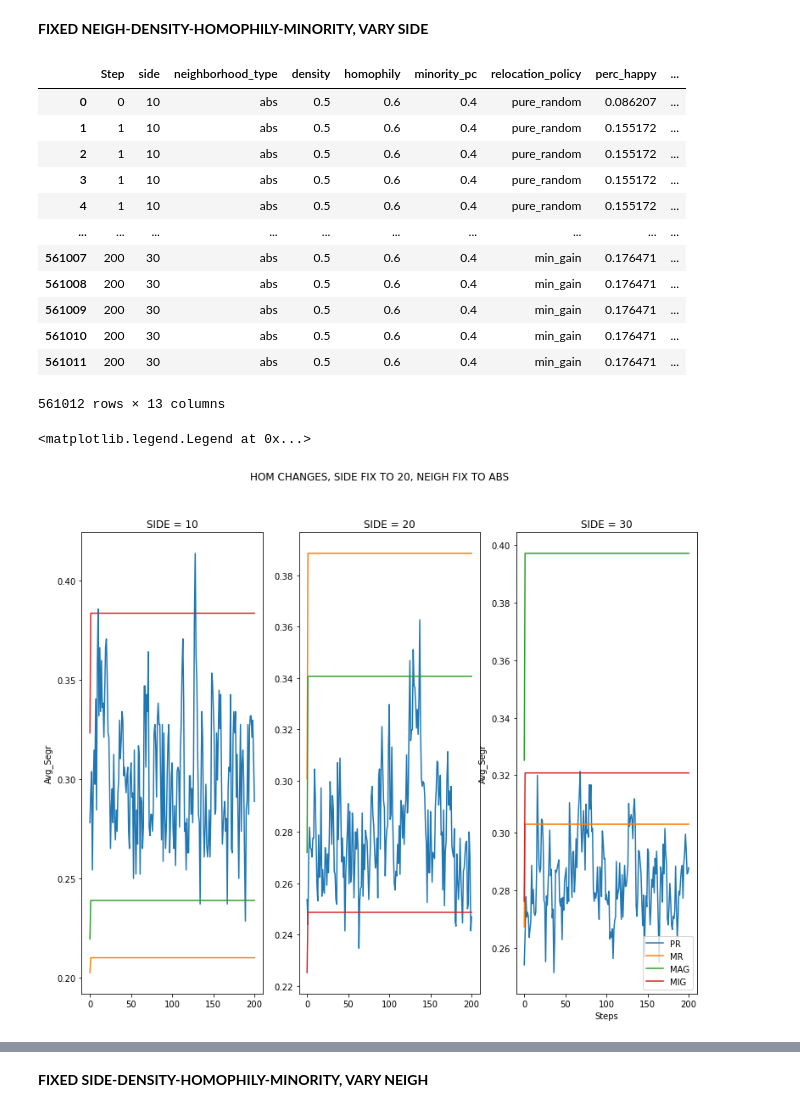
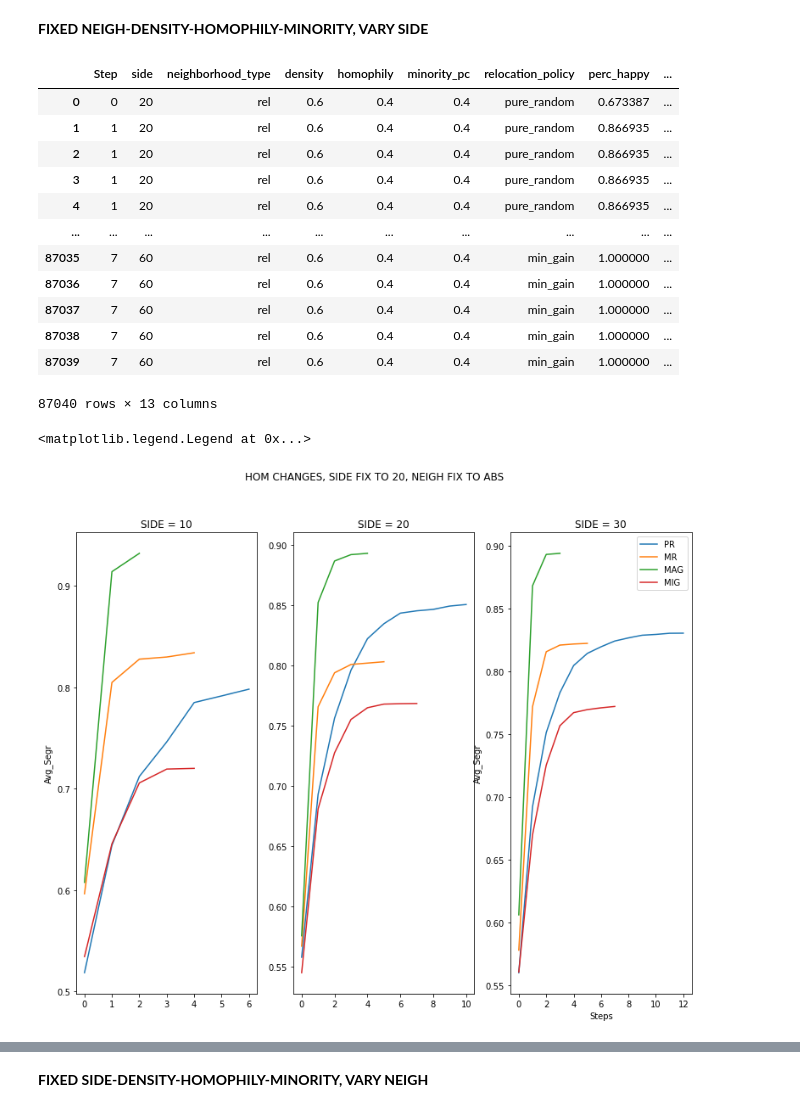
Before and after one commit to matteo-Donofrio-unipi/GEOSPA, a Jupyter notebook: schelling_model2.ipynb, the cells around one changed output, grey strips where cells are left out. Drawn from its saved outputs; the diff is of its cells as text; code cells hidden in the pictures.

```diff
--- a/schelling_model2.ipynb
+++ b/schelling_model2.ipynb
@@ -235,25 +248,25 @@ df_ndhm_s.to_csv('df_ndhm_s', index=False)
 # %%
-df2 = pd.read_csv('df_ndhm_s.csv')
+df2 = pd.read_csv('df_ndhm_s_2.csv')
 df2 = df2.drop(['skip_if_not_happy', 'x','y','iteration', "RunId"], axis=1)
 df2
 # %% [output]
 |  | Step | side | neighborhood_type | density | homophily | minority_pc | relocation_policy | perc_happy | ... |
-| 0 | 0 | 10 | abs | 0.5 | 0.6 | 0.4 | pure_random | 0.086207 | ... |
-| 1 | 1 | 10 | abs | 0.5 | 0.6 | 0.4 | pure_random | 0.155172 | ... |
-| 2 | 1 | 10 | abs | 0.5 | 0.6 | 0.4 | pure_random | 0.155172 | ... |
-| 3 | 1 | 10 | abs | 0.5 | 0.6 | 0.4 | pure_random | 0.155172 | ... |
-| 4 | 1 | 10 | abs | 0.5 | 0.6 | 0.4 | pure_random | 0.155172 | ... |
+| 0 | 0 | 20 | rel | 0.6 | 0.4 | 0.4 | pure_random | 0.673387 | ... |
+| 1 | 1 | 20 | rel | 0.6 | 0.4 | 0.4 | pure_random | 0.866935 | ... |
+| 2 | 1 | 20 | rel | 0.6 | 0.4 | 0.4 | pure_random | 0.866935 | ... |
+| 3 | 1 | 20 | rel | 0.6 | 0.4 | 0.4 | pure_random | 0.866935 | ... |
+| 4 | 1 | 20 | rel | 0.6 | 0.4 | 0.4 | pure_random | 0.866935 | ... |
 | ... | ... | ... | ... | ... | ... | ... | ... | ... | ... |
-| 561007 | 200 | 30 | abs | 0.5 | 0.6 | 0.4 | min_gain | 0.176471 | ... |
-| 561008 | 200 | 30 | abs | 0.5 | 0.6 | 0.4 | min_gain | 0.176471 | ... |
-| 561009 | 200 | 30 | abs | 0.5 | 0.6 | 0.4 | min_gain | 0.176471 | ... |
-| 561010 | 200 | 30 | abs | 0.5 | 0.6 | 0.4 | min_gain | 0.176471 | ... |
-| 561011 | 200 | 30 | abs | 0.5 | 0.6 | 0.4 | min_gain | 0.176471 | ... |
+| 87035 | 7 | 60 | rel | 0.6 | 0.4 | 0.4 | min_gain | 1.000000 | ... |
+| 87036 | 7 | 60 | rel | 0.6 | 0.4 | 0.4 | min_gain | 1.000000 | ... |
+| 87037 | 7 | 60 | rel | 0.6 | 0.4 | 0.4 | min_gain | 1.000000 | ... |
+| 87038 | 7 | 60 | rel | 0.6 | 0.4 | 0.4 | min_gain | 1.000000 | ... |
+| 87039 | 7 | 60 | rel | 0.6 | 0.4 | 0.4 | min_gain | 1.000000 | ... |
-561012 rows × 13 columns
+87040 rows × 13 columns
 # %%
 f, (ax1, ax2, ax3) = plt.subplots(1,3, figsize=(13, 10))
 
-p1 = df2[(df2["side"]==10)]
+p1 = df2[(df2["side"]==20)]
 
 PR = p1[p1["relocation_policy"]=="pure_random"]
 MR = p1[p1["relocation_policy"]=="mild_random"]
@@ -271,7 +284,7 @@ ax1.set_ylabel('Avg_Segr')
 
 ###################################################
 
-p1 = df2[(df2["side"]==20)]
+p1 = df2[(df2["side"]==40)]
 
 PR = p1[p1["relocation_policy"]=="pure_random"]
 MR = p1[p1["relocation_policy"]=="mild_random"]
@@ -282,32 +295,32 @@ MIG = p1[p1["relocation_policy"]=="min_gain"]
 ax2.plot(PR["Step"],PR["tot_seg"],  label='PR')
 ax2.plot(MR["Step"], MR["tot_seg"],  label='MR')
 ax2.plot(MAG["Step"], MAG["tot_seg"],  label='MAG')
 ax2.plot(MIG["Step"], MIG["tot_seg"],  label='MIG')
 
 ax2.set_title('SIDE = 20')
 
 ####################################################
 
-p1 = df2[(df2["side"]==30)]
+p1 = df2[(df2["side"]==60)]
 
 PR = p1[p1["relocation_policy"]=="pure_random"]
 MR = p1[p1["relocation_policy"]=="mild_random"]
 MAG = p1[p1["relocation_policy"]=="max_gain"]
 MIG = p1[p1["relocation_policy"]=="min_gain"]
 
 
 ax3.plot(PR["Step"],PR["tot_seg"],  label='PR')
 ax3.plot(MR["Step"], MR["tot_seg"],  label='MR')
 ax3.plot(MAG["Step"], MAG["tot_seg"],  label='MAG')
 ax3.plot(MIG["Step"], MIG["tot_seg"],  label='MIG')
 
 ax3.set_title('SIDE = 30')
 ax3.set_xlabel('Steps')
 ax3.set_ylabel('Avg_Segr')
 
 
 f.suptitle('HOM CHANGES, SIDE FIX TO 20, NEIGH FIX TO ABS')
 plt.legend()
 # %% [output]
 <matplotlib.legend.Legend at 0x...>
-[figure, old version]
+[figure, new version]
```
Also changed, not shown: parts of 25 cells of this notebook, 5 other files.
